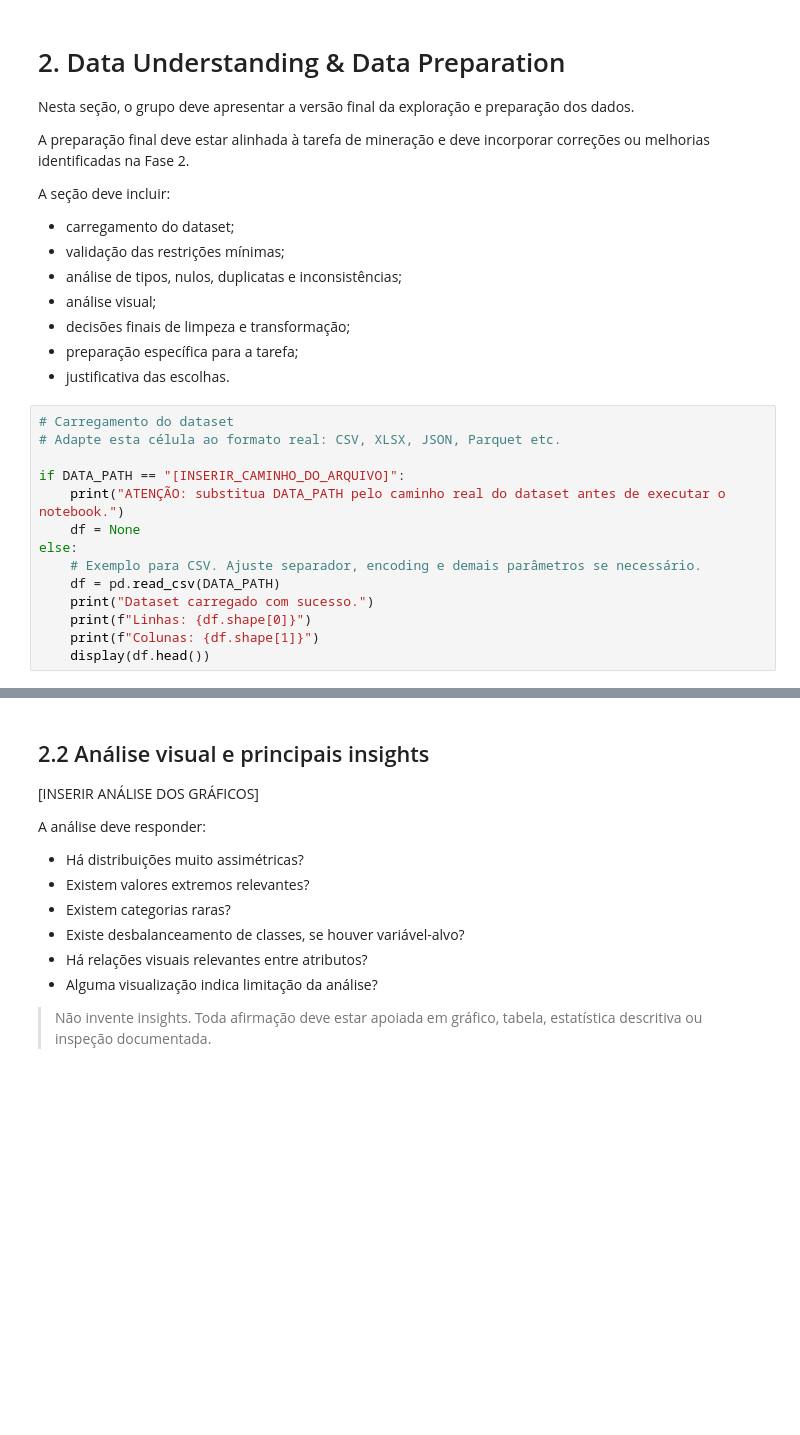
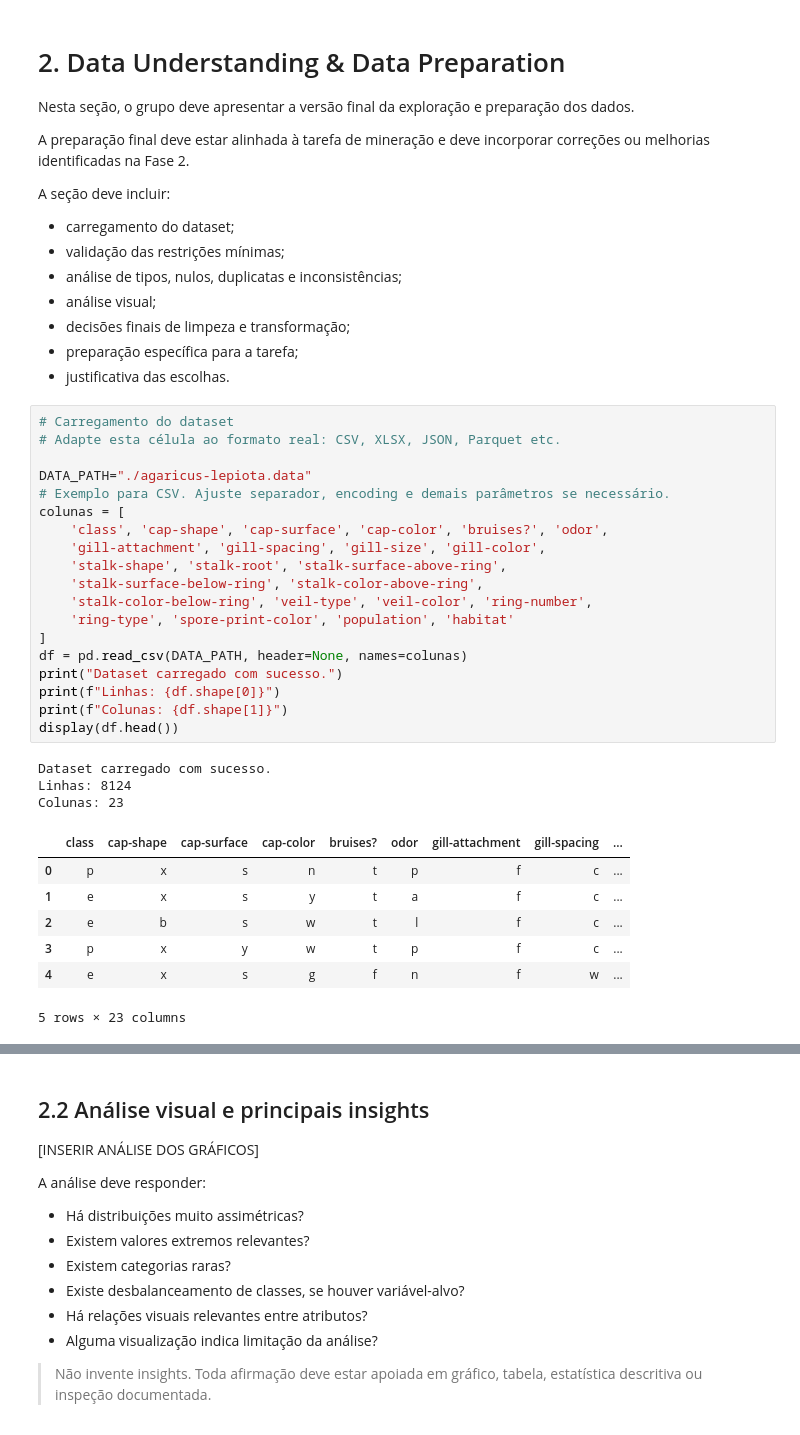
Before and after one commit to DaviOSad/Mushroom-Classification, a Jupyter notebook: TP3_Fase3_Grupo11.ipynb, the cells around one changed output, grey strips where cells are left out. Drawn from its saved outputs; the diff is of its cells as text; blank space fills up the shorter version.

```diff
--- a/TP3_Fase3_Grupo11.ipynb
+++ b/TP3_Fase3_Grupo11.ipynb
@@ -240,17 +240,33 @@ A seção deve incluir:
 # %%
 # Carregamento do dataset
 # Adapte esta célula ao formato real: CSV, XLSX, JSON, Parquet etc.
 
-if DATA_PATH == "[INSERIR_CAMINHO_DO_ARQUIVO]":
-    print("ATENÇÃO: substitua DATA_PATH pelo caminho real do dataset antes de executar o notebook.")
-    df = None
-else:
-    # Exemplo para CSV. Ajuste separador, encoding e demais parâmetros se necessário.
-    df = pd.read_csv(DATA_PATH)
-    print("Dataset carregado com sucesso.")
-    print(f"Linhas: {df.shape[0]}")
-    print(f"Colunas: {df.shape[1]}")
-    display(df.head())
+DATA_PATH="./agaricus-lepiota.data"
+# Exemplo para CSV. Ajuste separador, encoding e demais parâmetros se necessário.
+colunas = [
+    'class', 'cap-shape', 'cap-surface', 'cap-color', 'bruises?', 'odor',
+    'gill-attachment', 'gill-spacing', 'gill-size', 'gill-color',
+    'stalk-shape', 'stalk-root', 'stalk-surface-above-ring',
+    'stalk-surface-below-ring', 'stalk-color-above-ring',
+    'stalk-color-below-ring', 'veil-type', 'veil-color', 'ring-number',
+    'ring-type', 'spore-print-color', 'population', 'habitat'
+]
+df = pd.read_csv(DATA_PATH, header=None, names=colunas)
+print("Dataset carregado com sucesso.")
+print(f"Linhas: {df.shape[0]}")
+print(f"Colunas: {df.shape[1]}")
+display(df.head())
+# %% [output]
+Dataset carregado com sucesso.
+Linhas: 8124
+Colunas: 23
+|  | class | cap-shape | cap-surface | cap-color | bruises? | odor | gill-attachment | gill-spacing | ... |
+| 0 | p | x | s | n | t | p | f | c | ... |
+| 1 | e | x | s | y | t | a | f | c | ... |
+| 2 | e | b | s | w | t | l | f | c | ... |
+| 3 | p | x | y | w | t | p | f | c | ... |
+| 4 | e | x | s | g | f | n | f | w | ... |
+5 rows × 23 columns
 # %%
 # Validação das restrições mínimas da especificação
 # A especificação exige dataset publicamente acessível, com pelo menos 1000 linhas e 4 colunas.
```
Also changed, not shown: parts of 5 cells of this notebook, 1 other file.
